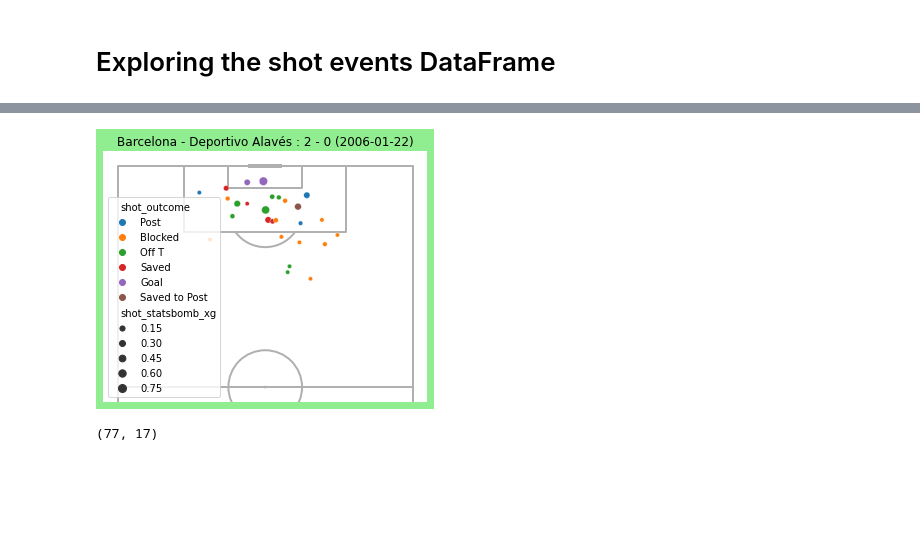
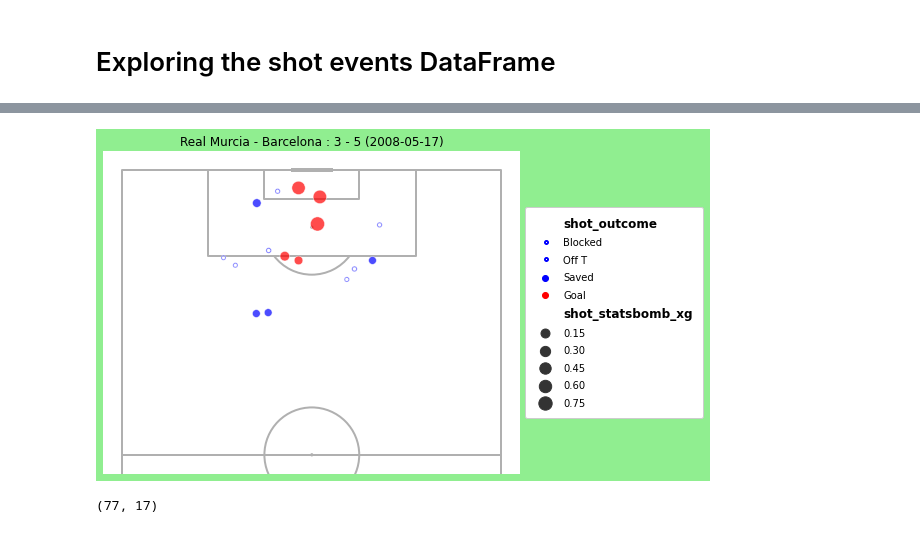
Before and after one commit to MichailPerdikopoulos/Barcelona-Shots---Football-Analytics, a Jupyter notebook: data_collection_messi.ipynb, the cells around one changed output, grey strips where cells are left out. Drawn from its saved outputs; the diff is of its cells as text; code cells hidden in the pictures; blank space fills up the shorter version.

Commit message:
improved shot plots

```diff
--- a/data_collection_messi.ipynb
+++ b/data_collection_messi.ipynb
@@ -231,7 +231,7 @@ def collect_shot_events(seasons_messi_collection):
     return shots_complete_df
 
 def import_shot_events():
-    shots_imported_df = pd.read_csv('all_shots_in_file.csv')
+    shots_imported_df = pd.read_csv('all_shots_in_file.csv', sep ='\t')
     return shots_imported_df
 
 def create_df_for_all_shot_events(import_from_file: bool = True):
@@ -241,7 +241,7 @@ def create_df_for_all_shot_events(import_from_file: bool = True):
     return collect_shot_events(seasons_messi)
 
 
-shots_events_df = create_df_for_all_shot_events(False)
+shots_events_df = create_df_for_all_shot_events(True)
 
 print(f'Size of all shots DataFrame : {shots_events_df.shape}')
 # %% [output]
@@ -290,24 +273,41 @@ Index(['id', 'index', 'period', 'timestamp', 'minute', 'second', 'player',
 # %%
 # Explore one match
 matches_list = matches_df.match_id.unique().tolist()
 ex_match_id = random.choice(matches_list)
 
 match_shots_df = shots_transformed_df.query(f'match_id == {ex_match_id} and possession_team == "Barcelona"')
 
 from mplsoccer.pitch import Pitch, VerticalPitch
 
 # pitch = Pitch(pitch_type='statsbomb', half=True)
 pitch = VerticalPitch(pitch_type='statsbomb', half=True)
-fig,ax = pitch.draw(figsize=(8, 4))
+fig,ax = pitch.draw(figsize=(10, 5))
 fig.set_facecolor('lightgreen')
 
 final_score = matches_df.query(f'match_id == {ex_match_id}')['description'].iloc[0]
 
 plt.title(final_score)
-# sns.scatterplot(data=match_shots_df, x='start_x', y='start_y', hue='shot_outcome');
-sns.scatterplot(data=match_shots_df, x='start_y', y='start_x', hue='shot_outcome', size='shot_statsbomb_xg');
+
+color_no_goal = 'blue'
+color_goal = 'red'
+
+markers_outcome = {'Goal': 'o', 'Saved': 'o', 'Saved to Post': 'o', 'Saved Off Target': '$\circ$', 'Off T': '$\circ$', 'Blocked': '$\circ$', 'Post': '$\circ$', 'Wayward': '$\circ$'}
+markers_palette = {'Goal': color_goal, 'Saved': color_no_goal, 'Off T': color_no_goal, 'Saved Off Target': color_no_goal, 'Saved to Post': color_no_goal, 'Post': color_no_goal, 'Blocked': color_no_goal, 'Wayward': color_no_goal}
+# outcome_order= ['Goal', 'Saved', 'Saved to Post', 'Saved Off Target', 'Off T', 'Post', 'Blocked', 'Wayward']
+
+sns.scatterplot(data=match_shots_df, x='start_y', y='start_x',style='shot_outcome', markers=markers_outcome, hue='shot_outcome', alpha=0.7,
+                s=200, size='shot_statsbomb_xg', sizes=(60, 200), palette=markers_palette);
+
+ax.legend(loc='center left', bbox_to_anchor=(1, 0.5), fancybox=True, framealpha=1, borderpad=1, labelspacing = 0.75);
+
+leg2 = ax.get_legend()
+
+for t in leg2.get_texts():
+    if t.get_text() in ["shot_outcome", 'shot_statsbomb_xg']:
+        t.set_weight('bold')
+        t.set_fontsize('large')
 # %% [output]
-[figure, old version]
+[figure, new version]
 # %%
 # Get shots from multiple matches
 number_of_matches = 20
```
Also changed, not shown: parts of 1 cell of this notebook, 1 other file.
